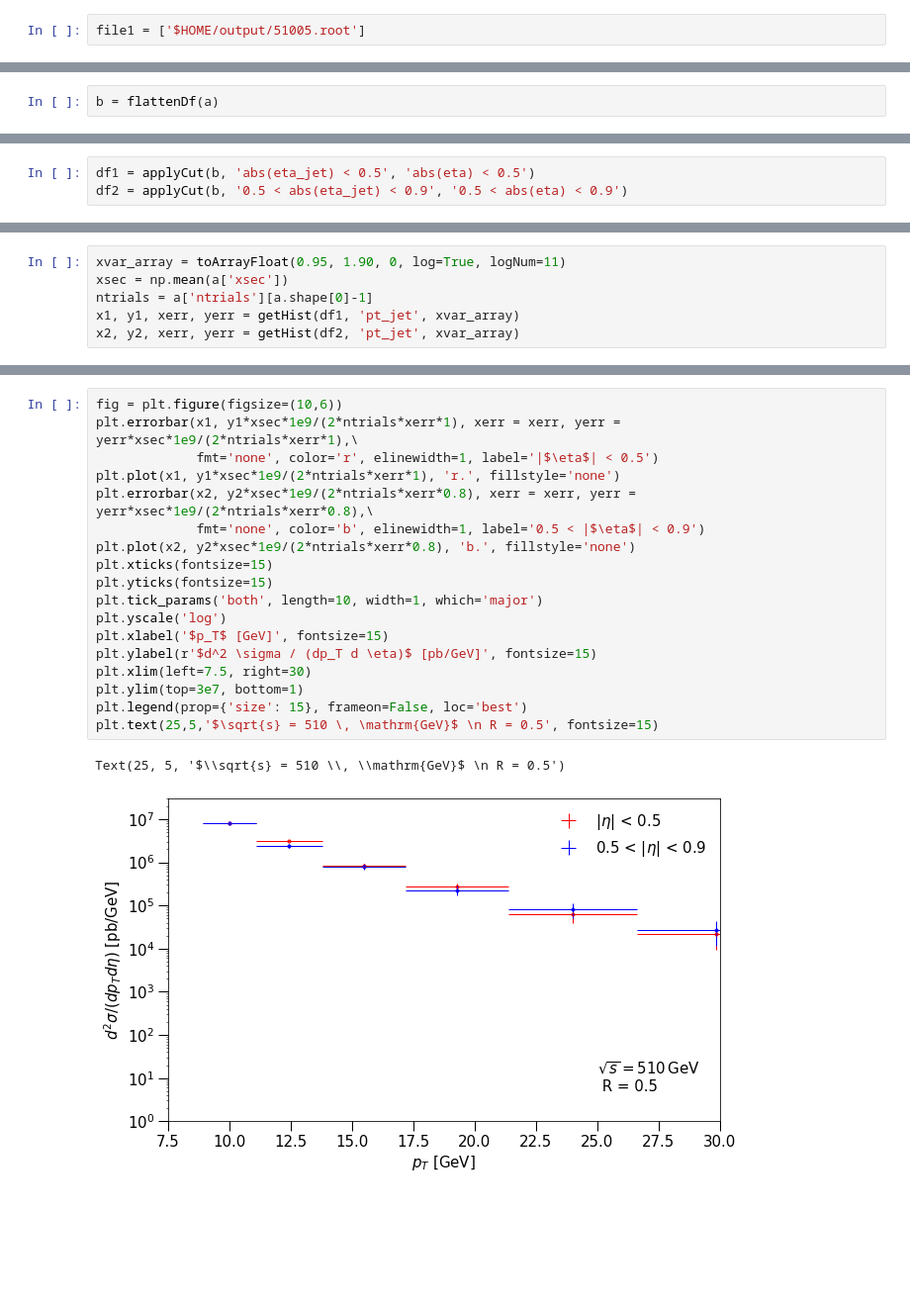
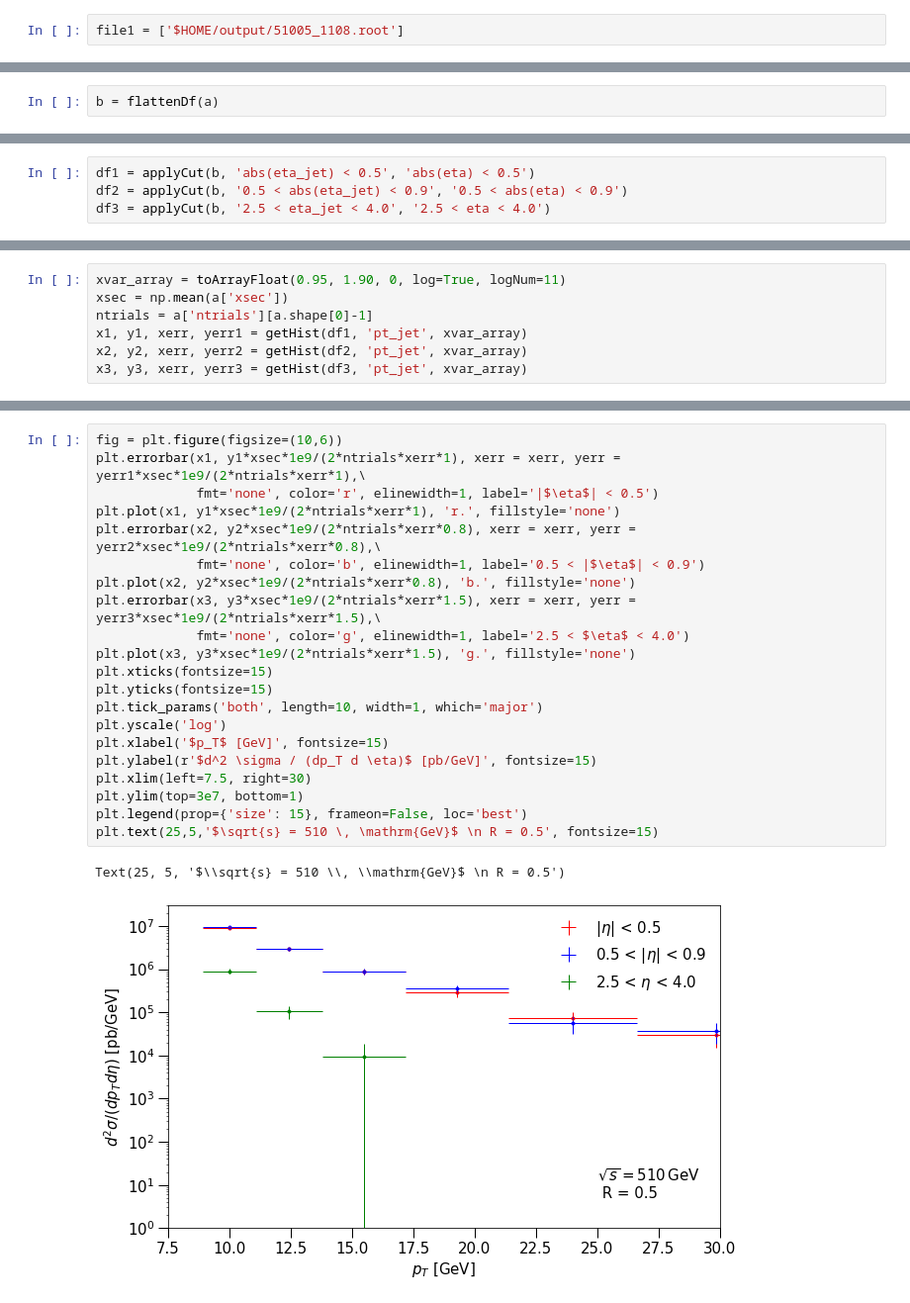
Before and after one commit to y-song/star_analysis, a Jupyter notebook: pp510.ipynb, the cells around one changed output, grey strips where cells are left out. Shown at 99% size. Drawn from its saved outputs; the diff is of its cells as text; blank space fills up the shorter version.

```diff
--- a/pp510.ipynb
+++ b/pp510.ipynb
@@ -69,7 +69,7 @@ def flattenDf(a):
     df
     return df
 # %%
-file1 = ['$HOME/output/51005.root']
+file1 = ['$HOME/output/51005_1108.root']
 # %%
 a = getData(file1)
 # %%
@@ -109,4 +109,5 @@ b
 # %%
 df1 = applyCut(b, 'abs(eta_jet) < 0.5', 'abs(eta) < 0.5')
 df2 = applyCut(b, '0.5 < abs(eta_jet) < 0.9', '0.5 < abs(eta) < 0.9')
+df3 = applyCut(b, '2.5 < eta_jet < 4.0', '2.5 < eta < 4.0')
 # %% [output]
@@ -116,7 +118,8 @@ abs(eta) < 0.5 2602748  fraction kept: 14.1
 xvar_array = toArrayFloat(0.95, 1.90, 0, log=True, logNum=11)
 xsec = np.mean(a['xsec'])
 ntrials = a['ntrials'][a.shape[0]-1]
-x1, y1, xerr, yerr = getHist(df1, 'pt_jet', xvar_array)
-x2, y2, xerr, yerr = getHist(df2, 'pt_jet', xvar_array)
+x1, y1, xerr, yerr1 = getHist(df1, 'pt_jet', xvar_array)
+x2, y2, xerr, yerr2 = getHist(df2, 'pt_jet', xvar_array)
+x3, y3, xerr, yerr3 = getHist(df3, 'pt_jet', xvar_array)
 # %%
 fig = plt.figure(figsize=(10,6))
@@ -141,21 +144,24 @@ Text(65, 5, '$\\sqrt{s} = 510 \\, \\mathrm{GeV}$ \n R = 0.5')
 # %%
 fig = plt.figure(figsize=(10,6))
-plt.errorbar(x1, y1*xsec*1e9/(2*ntrials*xerr*1), xerr = xerr, yerr = yerr*xsec*1e9/(2*ntrials*xerr*1),\
+plt.errorbar(x1, y1*xsec*1e9/(2*ntrials*xerr*1), xerr = xerr, yerr = yerr1*xsec*1e9/(2*ntrials*xerr*1),\
              fmt='none', color='r', elinewidth=1, label='|$\eta$| < 0.5')
 plt.plot(x1, y1*xsec*1e9/(2*ntrials*xerr*1), 'r.', fillstyle='none')
-plt.errorbar(x2, y2*xsec*1e9/(2*ntrials*xerr*0.8), xerr = xerr, yerr = yerr*xsec*1e9/(2*ntrials*xerr*0.8),\
+plt.errorbar(x2, y2*xsec*1e9/(2*ntrials*xerr*0.8), xerr = xerr, yerr = yerr2*xsec*1e9/(2*ntrials*xerr*0.8),\
              fmt='none', color='b', elinewidth=1, label='0.5 < |$\eta$| < 0.9')
 plt.plot(x2, y2*xsec*1e9/(2*ntrials*xerr*0.8), 'b.', fillstyle='none')
+plt.errorbar(x3, y3*xsec*1e9/(2*ntrials*xerr*1.5), xerr = xerr, yerr = yerr3*xsec*1e9/(2*ntrials*xerr*1.5),\
+             fmt='none', color='g', elinewidth=1, label='2.5 < $\eta$ < 4.0')
+plt.plot(x3, y3*xsec*1e9/(2*ntrials*xerr*1.5), 'g.', fillstyle='none')
 plt.xticks(fontsize=15)
 plt.yticks(fontsize=15)
 plt.tick_params('both', length=10, width=1, which='major')
 plt.yscale('log')
 plt.xlabel('$p_T$ [GeV]', fontsize=15)
 plt.ylabel(r'$d^2 \sigma / (dp_T d \eta)$ [pb/GeV]', fontsize=15)
 plt.xlim(left=7.5, right=30)
 plt.ylim(top=3e7, bottom=1)
 plt.legend(prop={'size': 15}, frameon=False, loc='best')
 plt.text(25,5,'$\sqrt{s} = 510 \, \mathrm{GeV}$ \n R = 0.5', fontsize=15)
 # %% [output]
 Text(25, 5, '$\\sqrt{s} = 510 \\, \\mathrm{GeV}$ \n R = 0.5')
-[figure, old version]
+[figure, new version]
```
Also changed, not shown: parts of 6 cells of this notebook.
